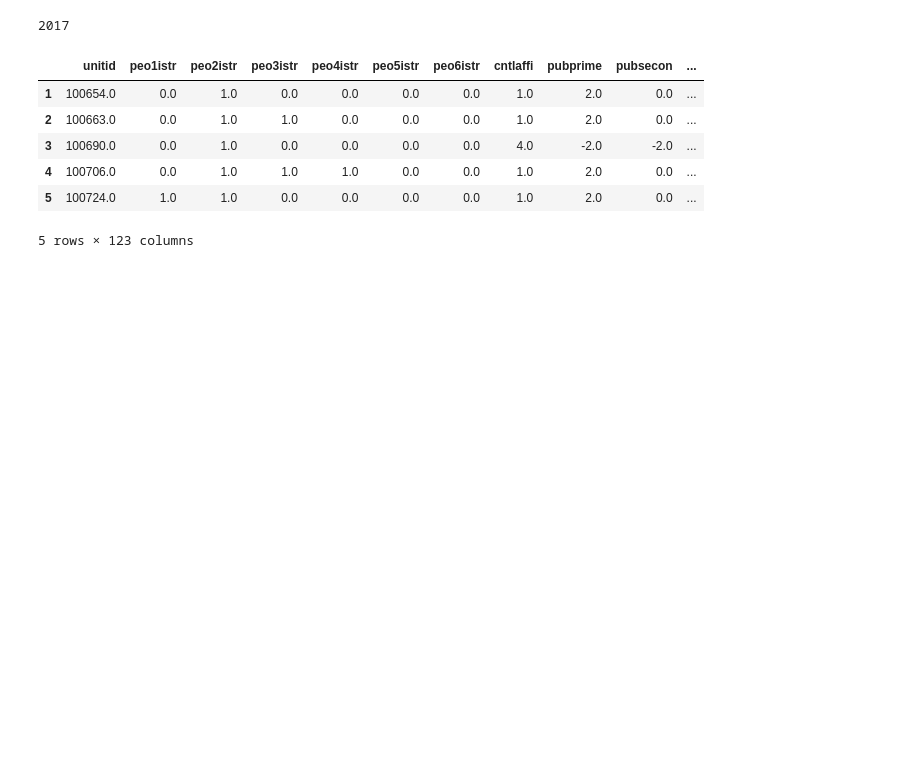
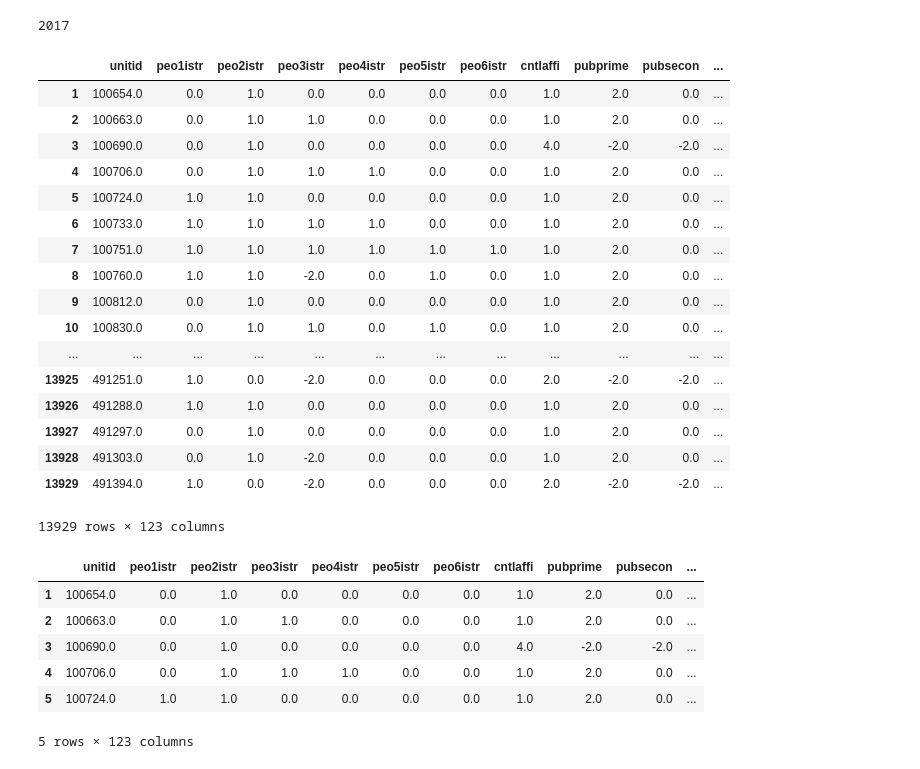
Before and after one commit to Btibert3/pypeds, a Jupyter notebook: test-notebooks/Test Classes.ipynb, the cells around one changed output. Saved outputs shown, nothing was run; the diff lists cells and outputs as text; code cells hidden in the pictures; blank space fills up the shorter version.

```diff
--- a/test-notebooks/Test Classes.ipynb
+++ b/test-notebooks/Test Classes.ipynb
@@ -11,3 +9,24 @@ df = ic.get()
+# %%
+ic.get()
+# %% [output]
+|  | unitid | peo1istr | peo2istr | peo3istr | peo4istr | peo5istr | peo6istr | cntlaffi | pubprime | pubsecon | ... |
+| 1 | 100654.0 | 0.0 | 1.0 | 0.0 | 0.0 | 0.0 | 0.0 | 1.0 | 2.0 | 0.0 | ... |
+| 2 | 100663.0 | 0.0 | 1.0 | 1.0 | 0.0 | 0.0 | 0.0 | 1.0 | 2.0 | 0.0 | ... |
+| 3 | 100690.0 | 0.0 | 1.0 | 0.0 | 0.0 | 0.0 | 0.0 | 4.0 | -2.0 | -2.0 | ... |
+| 4 | 100706.0 | 0.0 | 1.0 | 1.0 | 1.0 | 0.0 | 0.0 | 1.0 | 2.0 | 0.0 | ... |
+| 5 | 100724.0 | 1.0 | 1.0 | 0.0 | 0.0 | 0.0 | 0.0 | 1.0 | 2.0 | 0.0 | ... |
+| 6 | 100733.0 | 1.0 | 1.0 | 1.0 | 1.0 | 0.0 | 0.0 | 1.0 | 2.0 | 0.0 | ... |
+| 7 | 100751.0 | 1.0 | 1.0 | 1.0 | 1.0 | 1.0 | 1.0 | 1.0 | 2.0 | 0.0 | ... |
+| 8 | 100760.0 | 1.0 | 1.0 | -2.0 | 0.0 | 1.0 | 0.0 | 1.0 | 2.0 | 0.0 | ... |
+| 9 | 100812.0 | 0.0 | 1.0 | 0.0 | 0.0 | 0.0 | 0.0 | 1.0 | 2.0 | 0.0 | ... |
+| 10 | 100830.0 | 0.0 | 1.0 | 1.0 | 0.0 | 1.0 | 0.0 | 1.0 | 2.0 | 0.0 | ... |
+| ... | ... | ... | ... | ... | ... | ... | ... | ... | ... | ... | ... |
+| 13925 | 491251.0 | 1.0 | 0.0 | -2.0 | 0.0 | 0.0 | 0.0 | 2.0 | -2.0 | -2.0 | ... |
+| 13926 | 491288.0 | 1.0 | 1.0 | 0.0 | 0.0 | 0.0 | 0.0 | 1.0 | 2.0 | 0.0 | ... |
+| 13927 | 491297.0 | 0.0 | 1.0 | 0.0 | 0.0 | 0.0 | 0.0 | 1.0 | 2.0 | 0.0 | ... |
+| 13928 | 491303.0 | 0.0 | 1.0 | -2.0 | 0.0 | 0.0 | 0.0 | 1.0 | 2.0 | 0.0 | ... |
+| 13929 | 491394.0 | 1.0 | 0.0 | -2.0 | 0.0 | 0.0 | 0.0 | 2.0 | -2.0 | -2.0 | ... |
+13929 rows × 123 columns
 # %%
 df.head()
 # %% [output]
```
Also changed, not shown: parts of 5 cells of this notebook, 5 other files.
